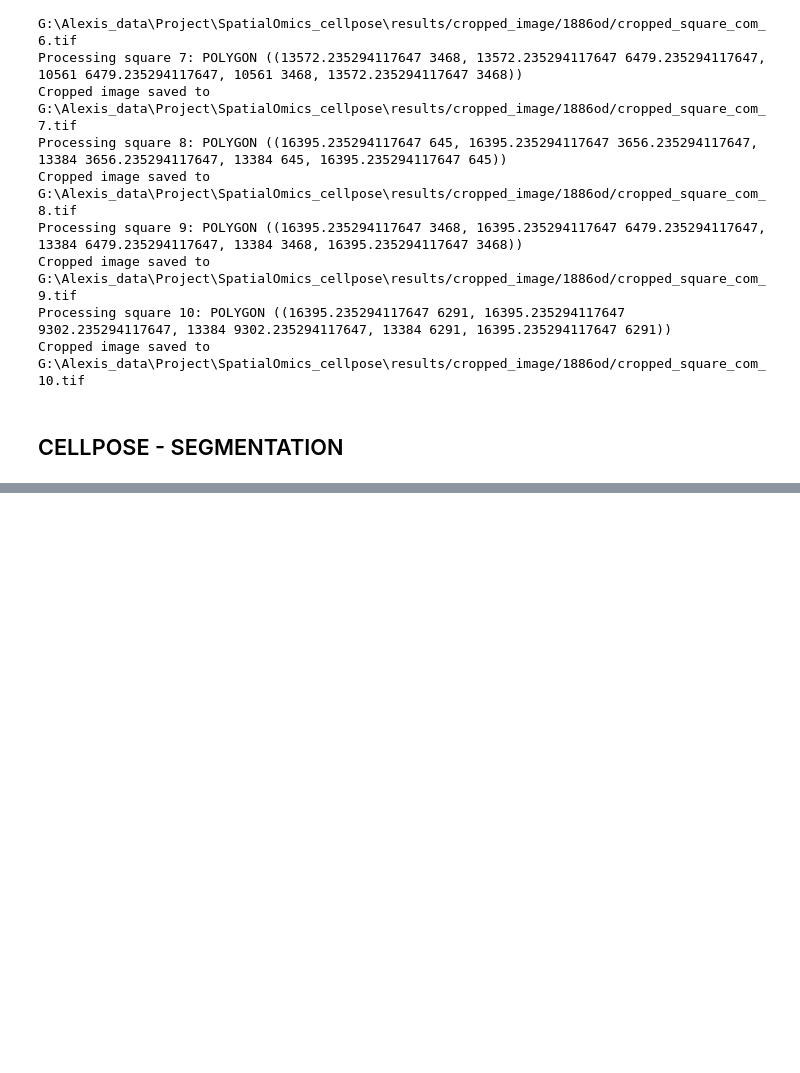
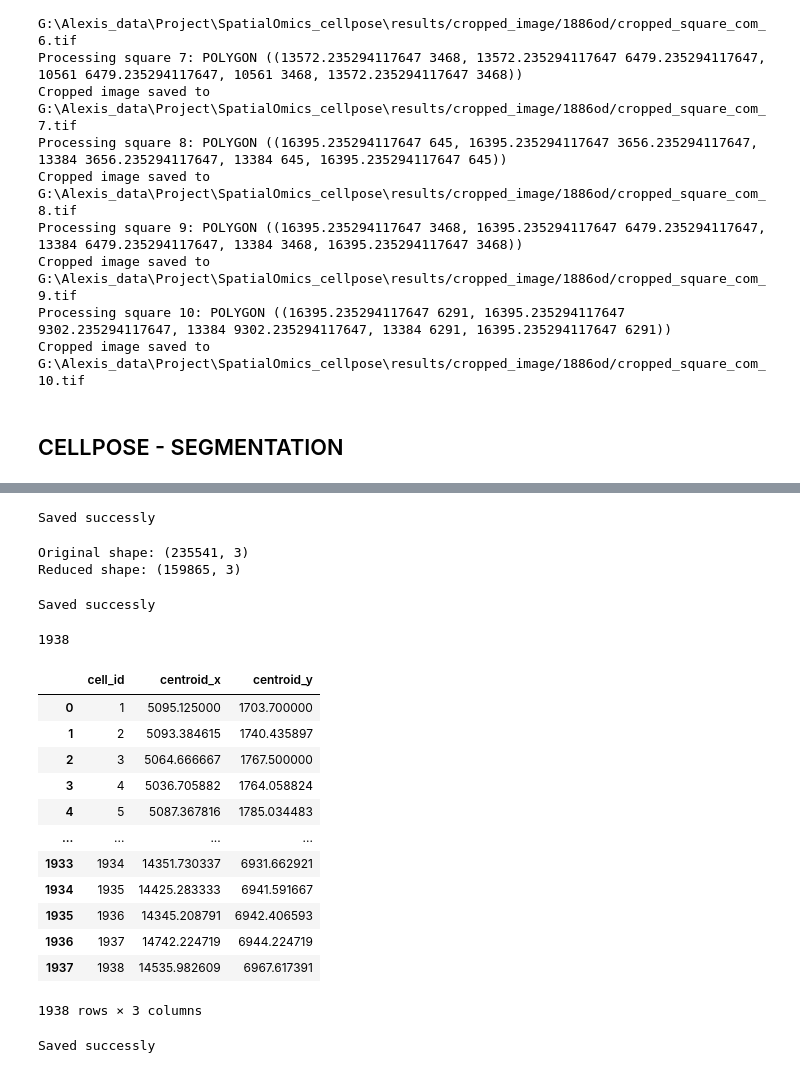
Before and after one commit to xiwang3236/SpatialOmics_cellpose, a Jupyter notebook: resegmentation_pipeline.ipynb, the cells around one changed output, grey strips where cells are left out. Cells and saved outputs as stored; diff of their text form; code cells hidden in the pictures; blank space fills up the shorter version.

```diff
--- a/resegmentation_pipeline.ipynb
+++ b/resegmentation_pipeline.ipynb
@@ -176,0 +310,46 @@ Processing file: cropped_square_com_1.tif, shape: (2, 3011, 3011)
+# %%
+df_outlines_list = boundaries_to_table(outlines_list)
+df_outlines_list.to_csv(f"{ddir}/segmenatation/{sample_name}/cellpose_cell_boundaries_origian_{sample_name}.csv", index=False)
+print("Saved successly" )
+# %% [output]
+Saved successly
+# %%
+# Apply the function
+reduced_outlines_list = reduce_points(df_outlines_list)
+
+# Print the results
+print("Original shape:", df_outlines_list.shape)
+print("Reduced shape:", reduced_outlines_list.shape)
+# %% [output]
+Original shape: (235541, 3)
+Reduced shape: (159865, 3)
+# %%
+reduced_outlines_list.to_csv(f'{ddir}/segmenatation/{sample_name}/cellpose_cell_boundaries_{sample_name}.csv', index=False)
+print("Saved successly" )
+# %% [output]
+Saved successly
+# %%
+unique_cell_count = reduced_outlines_list['cell_id'].nunique()
+# unique_cell_count = boundary_df['cell_id'].nunique()
+
+unique_cell_count
+# %% [output]
+1938
+# %%
+# Calculate centroids for each cell
+centroids_df = calculate_centroids(reduced_outlines_list)
+centroids_df
+# %% [output]
+|  | cell_id | centroid_x | centroid_y |
+| 0 | 1 | 5095.125000 | 1703.700000 |
+| 1 | 2 | 5093.384615 | 1740.435897 |
+| 2 | 3 | 5064.666667 | 1767.500000 |
+| 3 | 4 | 5036.705882 | 1764.058824 |
+| 4 | 5 | 5087.367816 | 1785.034483 |
+| ... | ... | ... | ... |
+| 1933 | 1934 | 14351.730337 | 6931.662921 |
+| 1934 | 1935 | 14425.283333 | 6941.591667 |
+| 1935 | 1936 | 14345.208791 | 6942.406593 |
+| 1936 | 1937 | 14742.224719 | 6944.224719 |
+| 1937 | 1938 | 14535.982609 | 6967.617391 |
+1938 rows × 3 columns
@@ -176,0 +361,5 @@ Processing file: cropped_square_com_1.tif, shape: (2, 3011, 3011)
+# %%
+centroids_df_scaled.to_csv(f'{ddir}/segmenatation/{sample_name}/cellpose_cell_centroids_{sample_name}.csv', index=False)
+print("Saved successly" )
+# %% [output]
+Saved successly
```
Also changed, not shown: parts of 17 cells of this notebook, 4 other files.
